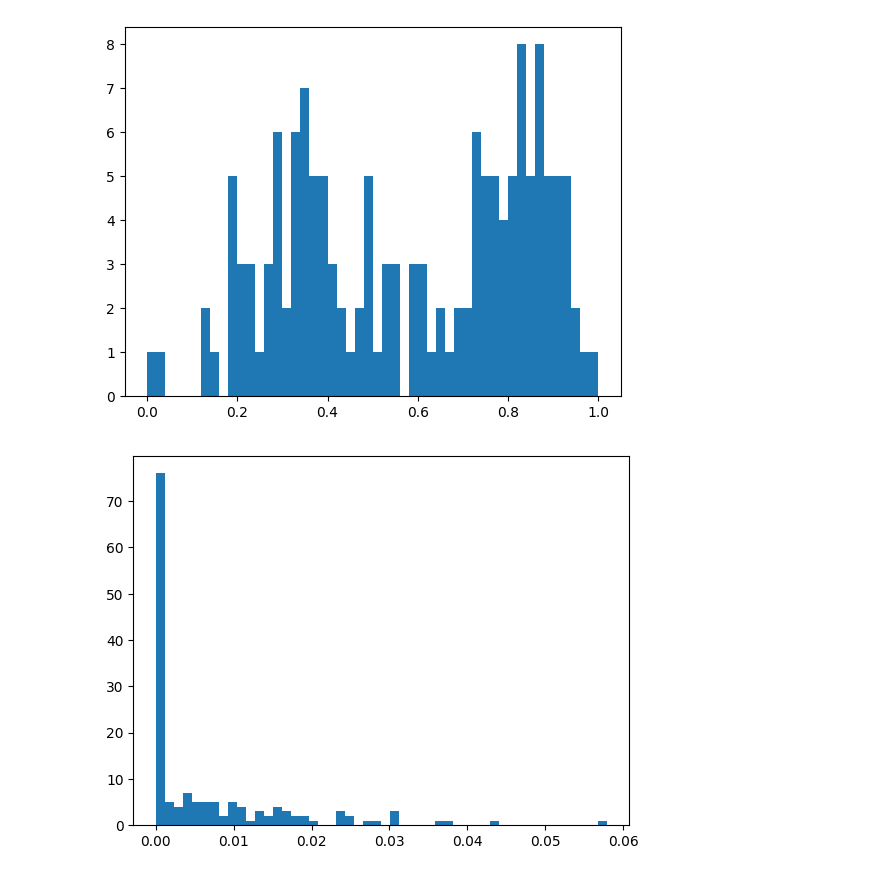
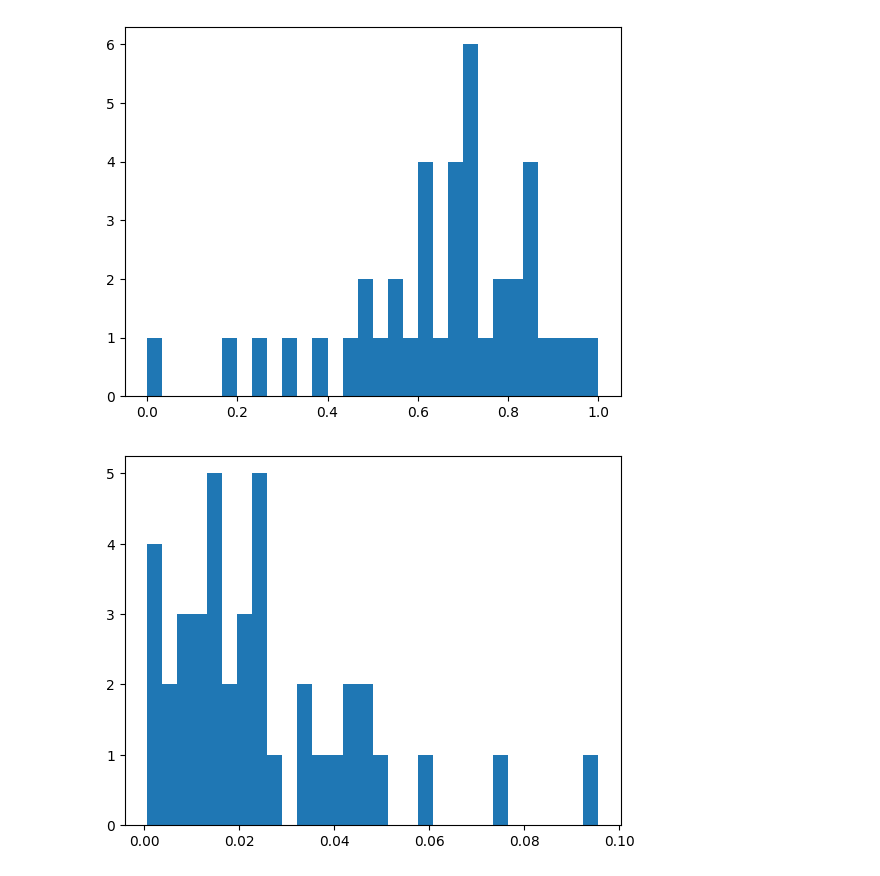
Before and after one commit to Etyl/swarm-rescue, a Jupyter notebook: rl/data_vis.ipynb, the cells around one changed output. Cells and saved outputs as stored; diff of their text form; code cells hidden in the pictures.

```diff
--- a/rl/data_vis.ipynb
+++ b/rl/data_vis.ipynb
@@ -8,9 +8,9 @@ from scipy.stats import entropy
 from sklearn.neighbors import KernelDensity
 # %%
 runs = [
-    "rl-run-data.json",
-    "rl-run-dqn-1-data.json",
-    "rl-run-dqn-7-data.json"
+    # "rl-run-data.json",
+    "rl-run-dqn-13-data.json",
+    # "rl-run-dqn-7-data.json"
 ]
 
 data = defaultdict(list)
@@ -92,14 +92,14 @@ plt.show()
 # %%
 from scipy.special import softmax
 
 
-weights = np.array(rewards["MyMapFinal2022_23"])
+weights = np.array(rewards["MyMapFinal_2023_24_01"])
 weights = (weights-np.min(weights))/(np.max(weights)-np.min(weights))
-plt.hist(weights,bins=50)
+plt.hist(weights,bins=30)
 plt.figure()
-weights = softmax(weights * 2)
-plt.hist(weights,bins=50)
+weights = softmax(weights / 0.2)
+plt.hist(weights,bins=30)
 plt.show()
 # %% [output]
-[figure, old version]
+[figure, new version]
-[figure, old version]
+[figure, new version]
```
Also changed, not shown: parts of 2 cells of this notebook, 4 other files.
